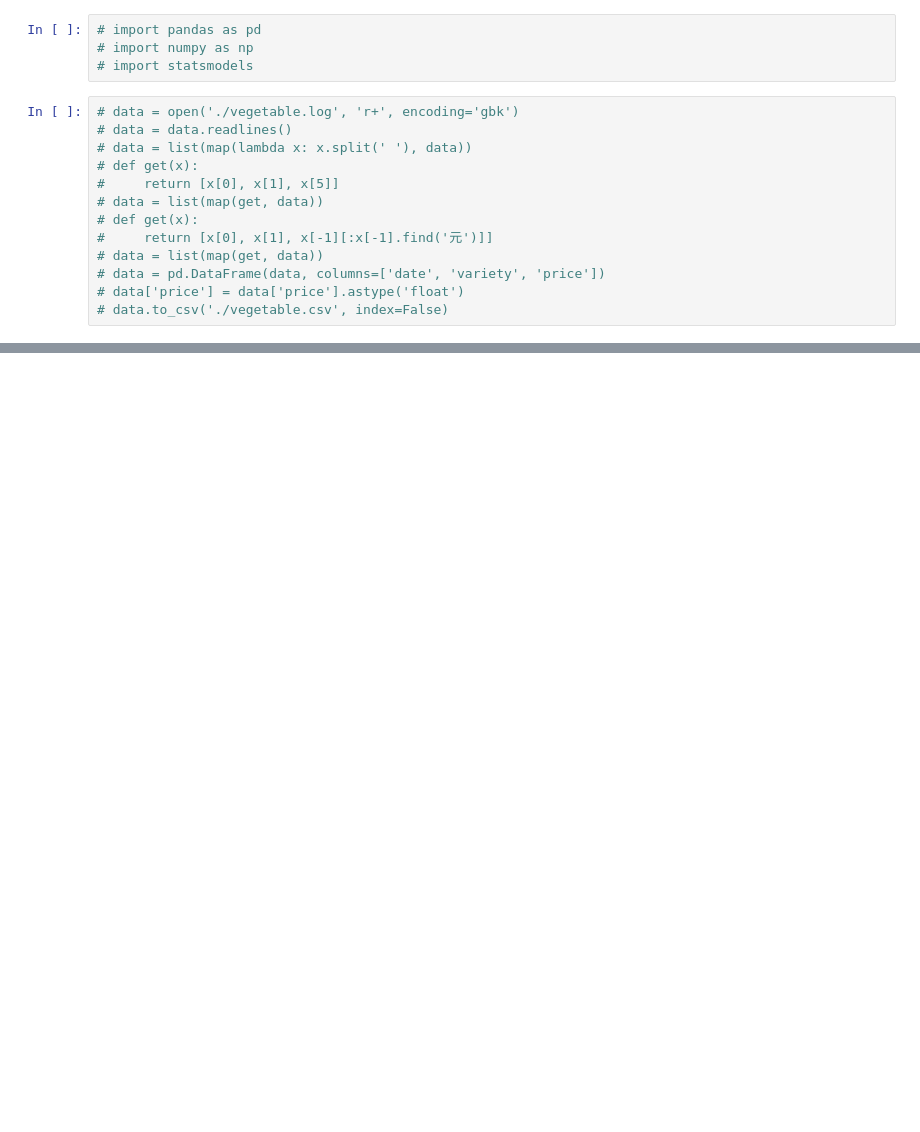
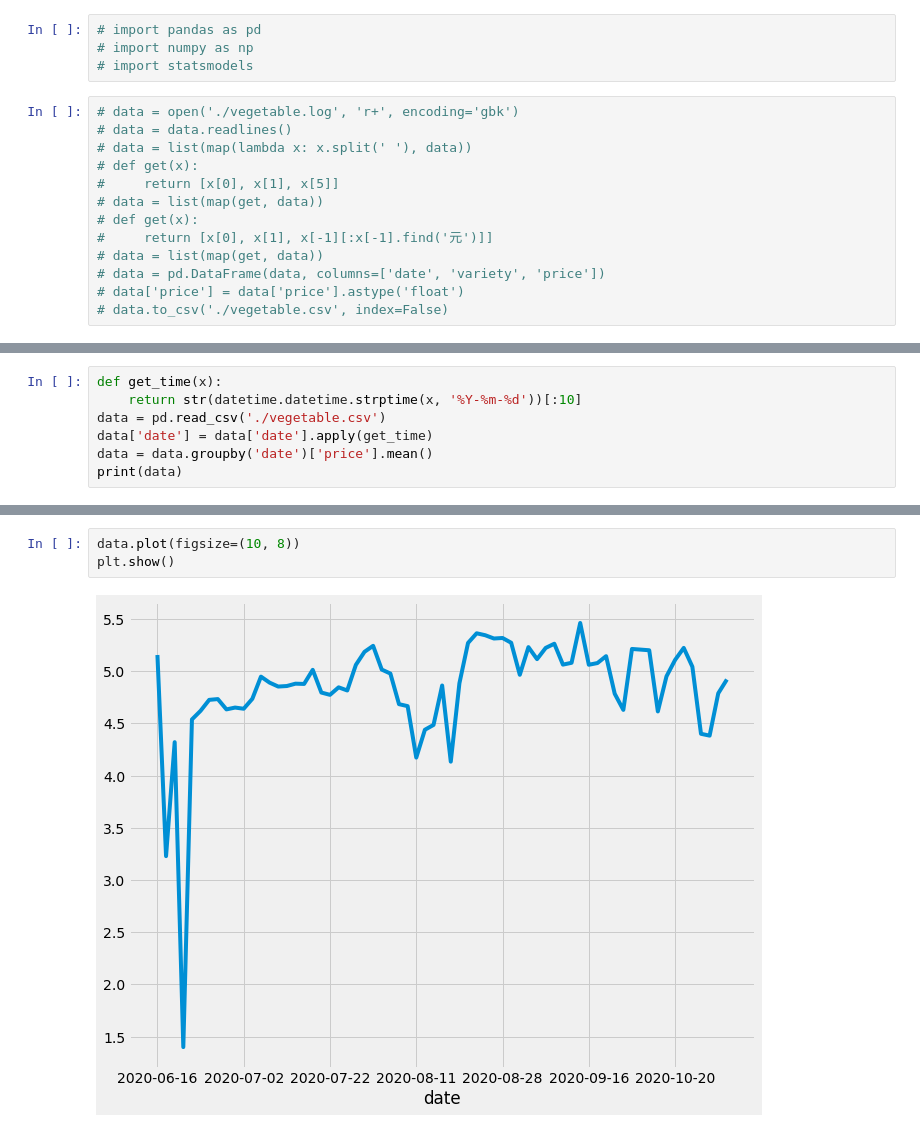
Before and after one commit to CxsGhost/X-ray_Detection, a Jupyter notebook: 云计算与大数据课/案例2/arima+analysis.ipynb, the cells around one changed output, grey strips where cells are left out. Saved outputs shown, nothing was run; the diff lists cells and outputs as text; blank space fills up the shorter version.

```diff
--- a/云计算与大数据课/案例2/arima+analysis.ipynb
+++ b/云计算与大数据课/案例2/arima+analysis.ipynb
@@ -23,3 +24,10 @@ import numpy as np
 import statsmodels.api as sm
 import matplotlib.pyplot as plt
 plt.style.use('fivethirtyeight')
+# %%
+def get_time(x):
+    return str(datetime.datetime.strptime(x, '%Y-%m-%d'))[:10]
+data = pd.read_csv('./vegetable.csv')
+data['date'] = data['date'].apply(get_time)
+data = data.groupby('date')['price'].mean()
+print(data)
@@ -25,0 +48,5 @@ plt.style.use('fivethirtyeight')
+# %%
+data.plot(figsize=(10, 8))
+plt.show()
+# %% [output]
+[figure, added]
```
Also changed, not shown: parts of 9 cells of this notebook, 4 other files.
